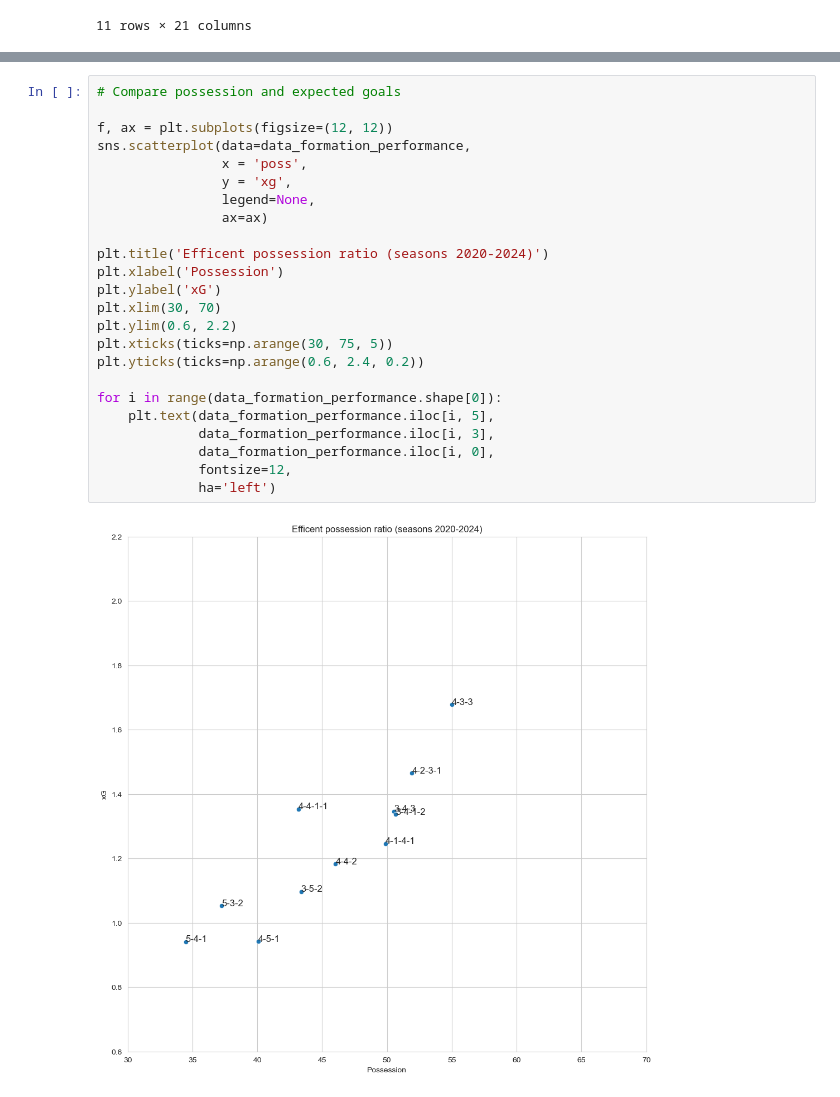
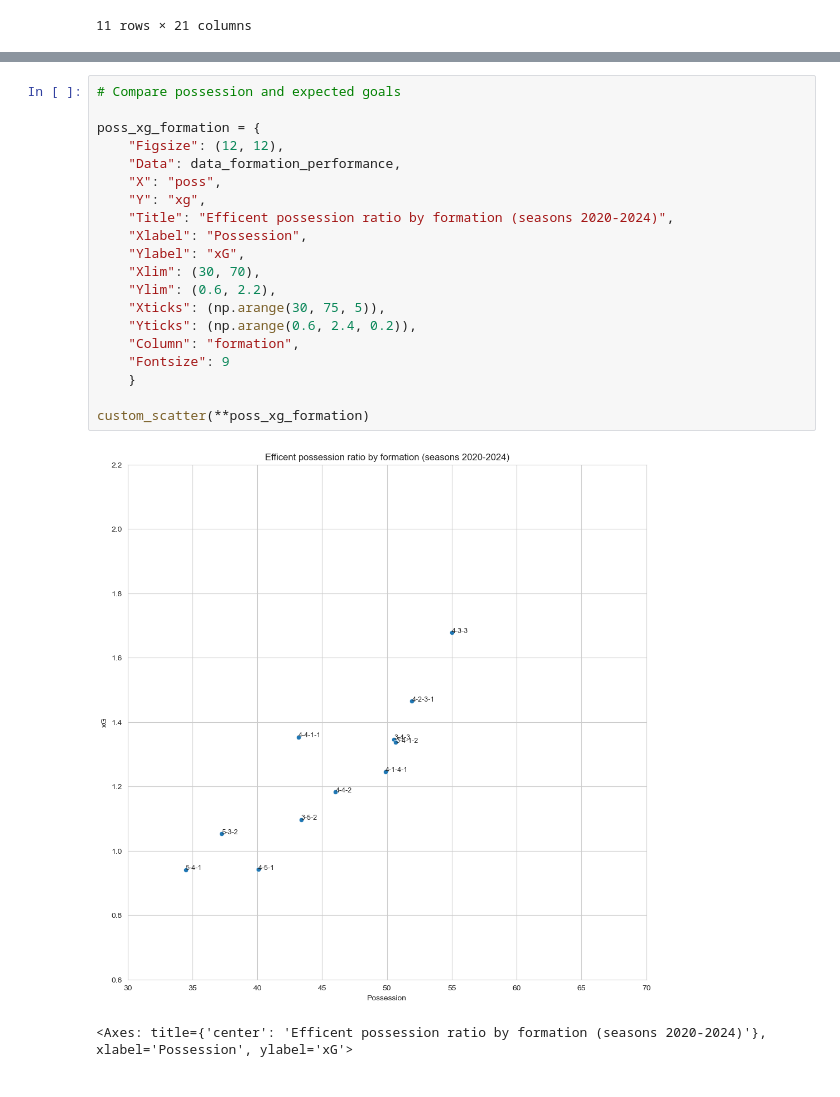
Before and after one commit to mateuszdziegielewski/premier_league, a Jupyter notebook: notebooks/2.01-md-analysis.ipynb, the cells around one changed output, grey strips where cells are left out. Cells and saved outputs as stored; diff of their text form.

```diff
--- a/notebooks/2.01-md-analysis.ipynb
+++ b/notebooks/2.01-md-analysis.ipynb
@@ -384,26 +425,23 @@ for i in range(data_formation_performance.shape[0]):
 # %%
 # Compare possession and expected goals
 
-f, ax = plt.subplots(figsize=(12, 12))
-sns.scatterplot(data=data_formation_performance,
-                x = 'poss',
-                y = 'xg',
-                legend=None,
-                ax=ax)
+poss_xg_formation = {
+    "Figsize": (12, 12),
+    "Data": data_formation_performance,
+    "X": "poss",
+    "Y": "xg",
+    "Title": "Efficent possession ratio by formation (seasons 2020-2024)",
+    "Xlabel": "Possession",
+    "Ylabel": "xG",
+    "Xlim": (30, 70),
+    "Ylim": (0.6, 2.2),
+    "Xticks": (np.arange(30, 75, 5)),
+    "Yticks": (np.arange(0.6, 2.4, 0.2)),
+    "Column": "formation",
+    "Fontsize": 9
+    }
 
-plt.title('Efficent possession ratio (seasons 2020-2024)')
-plt.xlabel('Possession')
-plt.ylabel('xG')
-plt.xlim(30, 70)
-plt.ylim(0.6, 2.2)
-plt.xticks(ticks=np.arange(30, 75, 5))
-plt.yticks(ticks=np.arange(0.6, 2.4, 0.2))
-
-for i in range(data_formation_performance.shape[0]):
-    plt.text(data_formation_performance.iloc[i, 5],
-             data_formation_performance.iloc[i, 3],
-             data_formation_performance.iloc[i, 0],
-             fontsize=12,
-             ha='left')
+custom_scatter(**poss_xg_formation)
 # %% [output]
-[figure, old version]
+[figure, new version]
+<Axes: title={'center': 'Efficent possession ratio by formation (seasons 2020-2024)'}, xlabel='Possession', ylabel='xG'>
```
Also changed, not shown: parts of 17 cells of this notebook, 1 other file.
